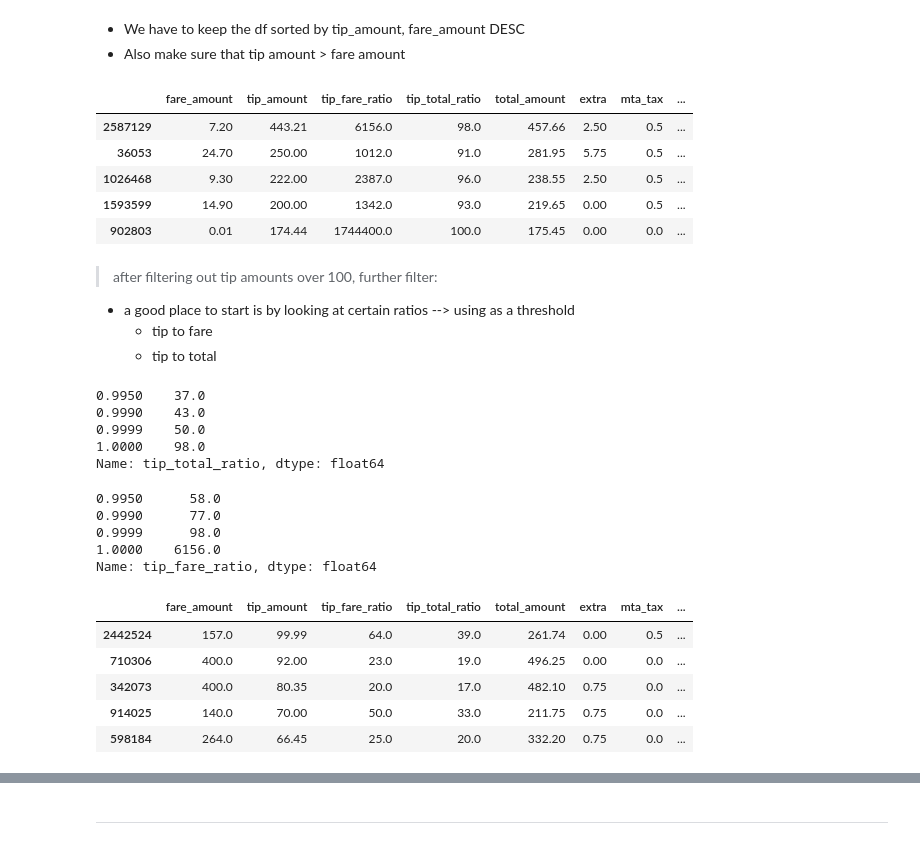
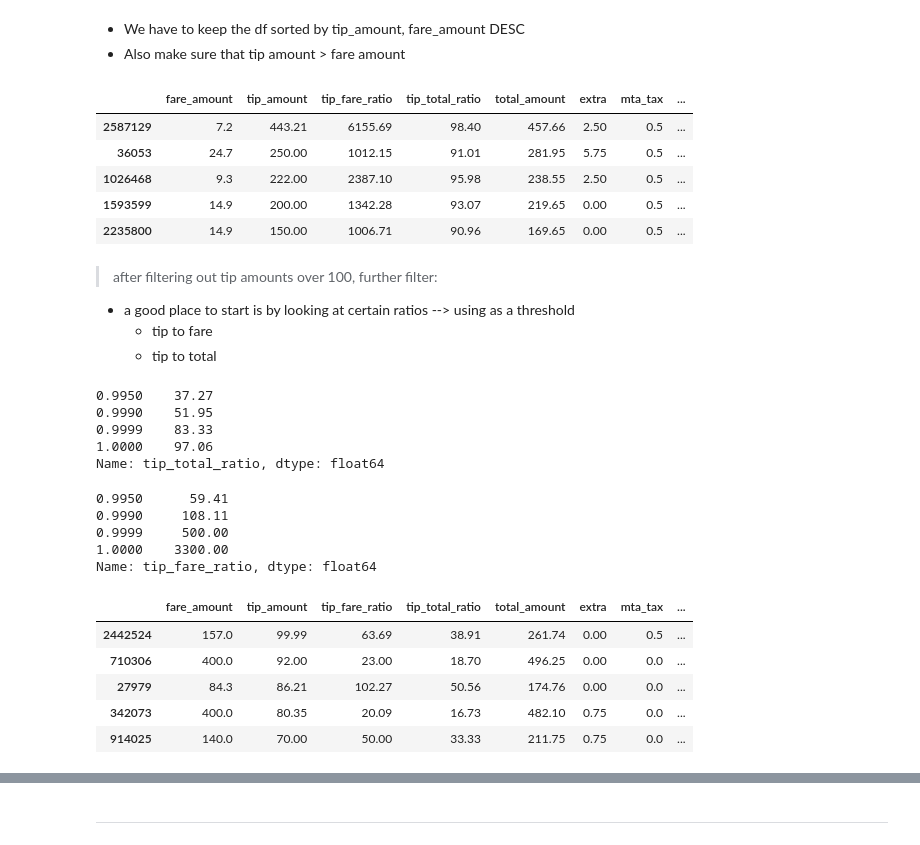
Before and after one commit to jjen1/nyc-taxis-trends, a Jupyter notebook: notebooks/yellow_taxis_eda.ipynb, the cells around one changed output, grey strips where cells are left out. Cells and saved outputs as stored; diff of their text form; code cells hidden in the pictures.

```diff
--- a/notebooks/yellow_taxis_eda.ipynb
+++ b/notebooks/yellow_taxis_eda.ipynb
@@ -956,28 +956,30 @@ tip_perc[['fare_amount', 'tip_amount', 'total_amount']].head()
 * We have to keep the df sorted by tip_amount, fare_amount DESC
 * Also make sure that tip amount > fare amount
 # %%
+# removing rides with fare_amount < 1, since they can skew the data due to atypical fare amounts
+manhattan_cleaned = manhattan_cleaned[manhattan_cleaned['fare_amount'] >= 1].copy()
+
 # find the tip to fare and tip to total ratios for the rest of the columns
-manhattan_cleaned['tip_fare_ratio'] = round(manhattan_cleaned['tip_amount']/ manhattan_cleaned['fare_amount'],2)*100
-manhattan_cleaned['tip_total_ratio'] = round(manhattan_cleaned['tip_amount'] / (manhattan_cleaned['tip_amount'] + manhattan_cleaned['fare_amount']),2)*100
+manhattan_cleaned['tip_fare_ratio'] = (manhattan_cleaned['tip_amount'] / manhattan_cleaned['fare_amount']) * 100
+manhattan_cleaned['tip_fare_ratio'] = manhattan_cleaned['tip_fare_ratio'].round(2)
+manhattan_cleaned['tip_total_ratio'] = (manhattan_cleaned['tip_amount'] / (manhattan_cleaned['tip_amount'] + manhattan_cleaned['fare_amount'])) * 100
+manhattan_cleaned['tip_total_ratio'] = manhattan_cleaned['tip_total_ratio'].round(2)
 
 # rearranging the columns to have the monetary columns at the end for better readability
 monetary_cols = ['fare_amount', 'tip_amount', 'tip_fare_ratio', 'tip_total_ratio','total_amount', 'extra', 'mta_tax', 'improvement_surcharge', 'tolls_amount', 'congestion_surcharge', 'cbd_congestion_fee', 'Airport_fee']
-manhattan_tips = manhattan_cleaned[monetary_cols + [c for c in manhattan_cleaned.columns if c not in monetary_cols]].sort_values(by=['tip_amount','fare_amount'], ascending=False)
+manhattan_tips = manhattan_cleaned[monetary_cols + [c for c in manhattan_cleaned.columns if c not in monetary_cols]].sort_values(by=['tip_amount','fare_amount'], ascending=False).copy()
 manhattan_tips[manhattan_tips['tip_amount'] > manhattan_tips['fare_amount']].head() # rides where tip amount > fare amount, sorted by tip amount & fare amount descending
 # %% [output]
 |  | fare_amount | tip_amount | tip_fare_ratio | tip_total_ratio | total_amount | extra | mta_tax | ... |
-| 2587129 | 7.20 | 443.21 | 6156.0 | 98.0 | 457.66 | 2.50 | 0.5 | ... |
-| 36053 | 24.70 | 250.00 | 1012.0 | 91.0 | 281.95 | 5.75 | 0.5 | ... |
-| 1026468 | 9.30 | 222.00 | 2387.0 | 96.0 | 238.55 | 2.50 | 0.5 | ... |
-| 1593599 | 14.90 | 200.00 | 1342.0 | 93.0 | 219.65 | 0.00 | 0.5 | ... |
-| 902803 | 0.01 | 174.44 | 1744400.0 | 100.0 | 175.45 | 0.00 | 0.0 | ... |
+| 2587129 | 7.2 | 443.21 | 6155.69 | 98.40 | 457.66 | 2.50 | 0.5 | ... |
+| 36053 | 24.7 | 250.00 | 1012.15 | 91.01 | 281.95 | 5.75 | 0.5 | ... |
+| 1026468 | 9.3 | 222.00 | 2387.10 | 95.98 | 238.55 | 2.50 | 0.5 | ... |
+| 1593599 | 14.9 | 200.00 | 1342.28 | 93.07 | 219.65 | 0.00 | 0.5 | ... |
+| 2235800 | 14.9 | 150.00 | 1006.71 | 90.96 | 169.65 | 0.00 | 0.5 | ... |
 # %%
 # creating a mask to filter out the outliers in tip amounts
-outlier_mask = ((manhattan_tips['tip_amount'] > manhattan_tips['fare_amount']) & (manhattan_tips['tip_amount'] < tip_quant))
+outlier_mask = ((manhattan_tips['tip_amount'] > manhattan_tips['fare_amount']) & (manhattan_tips['tip_amount'] > tip_quant))
 manhattan_tips = manhattan_tips[~outlier_mask]  # checking the statistics of the non-outlier tips
-
-# removing rides with fare_amount < 1, since they can skew the data due to atypical fare amounts
-manhattan_tips = manhattan_tips[manhattan_tips['fare_amount'] >= 1]
 # %% [markdown]
 > after filtering out tip amounts over 100, further filter:
 * a good place to start is by looking at certain ratios --> using as a threshold
@@ -986,31 +988,31 @@ manhattan_tips = manhattan_tips[manhattan_tips['fare_amount'] >= 1]
 # %%
 manhattan_tips['tip_total_ratio'].quantile([0.995, 0.999, 0.9999, 1])  # checking the quantiles of tip to total ratio
 # %% [output]
-0.9950    37.0
-0.9990    43.0
-0.9999    50.0
-1.0000    98.0
+0.9950    37.27
+0.9990    51.95
+0.9999    83.33
+1.0000    97.06
 Name: tip_total_ratio, dtype: float64
 # %%
 manhattan_tips['tip_fare_ratio'].quantile([0.995, 0.999, 0.9999, 1])  # checking the quantiles of tip to total ratio
 # %% [output]
-0.9950      58.0
-0.9990      77.0
-0.9999      98.0
-1.0000    6156.0
+0.9950      59.41
+0.9990     108.11
+0.9999     500.00
+1.0000    3300.00
 Name: tip_fare_ratio, dtype: float64
 # %%
 # set a threshold for each ratio: extremely generous thresholds to filter out the extreme outliers
 tip_total_ratio_threshold = manhattan_tips['tip_total_ratio'].quantile(0.999)
 tip_fare_ratio_threshold = manhattan_tips['tip_fare_ratio'].quantile(0.999)
 
 # further filtering with ratios
-manhattan_tips = manhattan_tips[(manhattan_tips['tip_fare_ratio'] < tip_fare_ratio_threshold) | (manhattan_tips['tip_total_ratio'] < tip_total_ratio_threshold)]
+manhattan_tips = manhattan_tips[(manhattan_tips['tip_fare_ratio'] < tip_fare_ratio_threshold) & (manhattan_tips['tip_total_ratio'] < tip_total_ratio_threshold)]
 manhattan_tips.head()  # checking the final dataframe after filtering out the extreme outliers
 # %% [output]
 |  | fare_amount | tip_amount | tip_fare_ratio | tip_total_ratio | total_amount | extra | mta_tax | ... |
-| 2442524 | 157.0 | 99.99 | 64.0 | 39.0 | 261.74 | 0.00 | 0.5 | ... |
-| 710306 | 400.0 | 92.00 | 23.0 | 19.0 | 496.25 | 0.00 | 0.0 | ... |
-| 342073 | 400.0 | 80.35 | 20.0 | 17.0 | 482.10 | 0.75 | 0.0 | ... |
-| 914025 | 140.0 | 70.00 | 50.0 | 33.0 | 211.75 | 0.75 | 0.0 | ... |
-| 598184 | 264.0 | 66.45 | 25.0 | 20.0 | 332.20 | 0.75 | 0.0 | ... |
+| 2442524 | 157.0 | 99.99 | 63.69 | 38.91 | 261.74 | 0.00 | 0.5 | ... |
+| 710306 | 400.0 | 92.00 | 23.00 | 18.70 | 496.25 | 0.00 | 0.0 | ... |
+| 27979 | 84.3 | 86.21 | 102.27 | 50.56 | 174.76 | 0.00 | 0.0 | ... |
+| 342073 | 400.0 | 80.35 | 20.09 | 16.73 | 482.10 | 0.75 | 0.0 | ... |
+| 914025 | 140.0 | 70.00 | 50.00 | 33.33 | 211.75 | 0.75 | 0.0 | ... |
```
Also changed, not shown: parts of 38 cells of this notebook, 1 other file.
